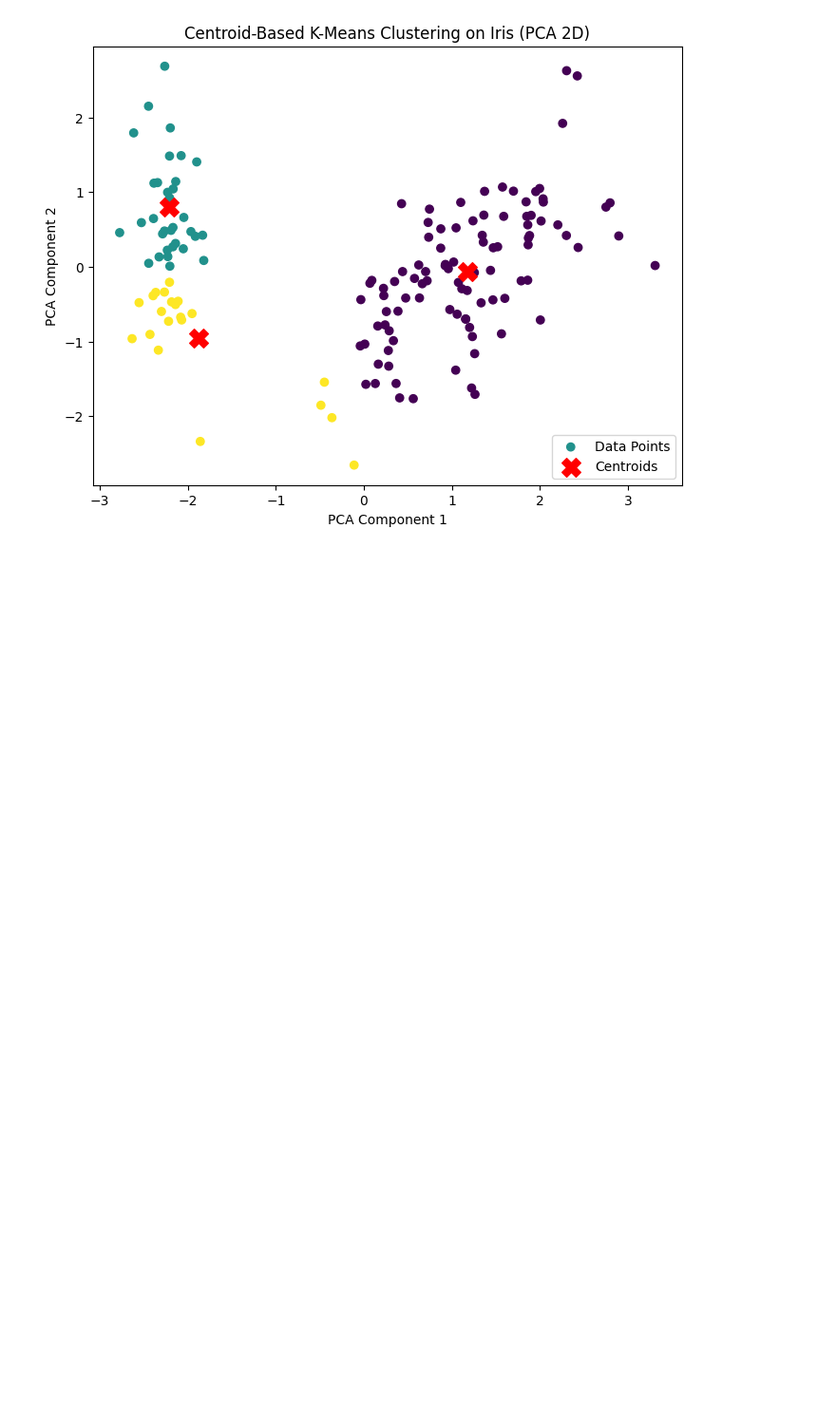
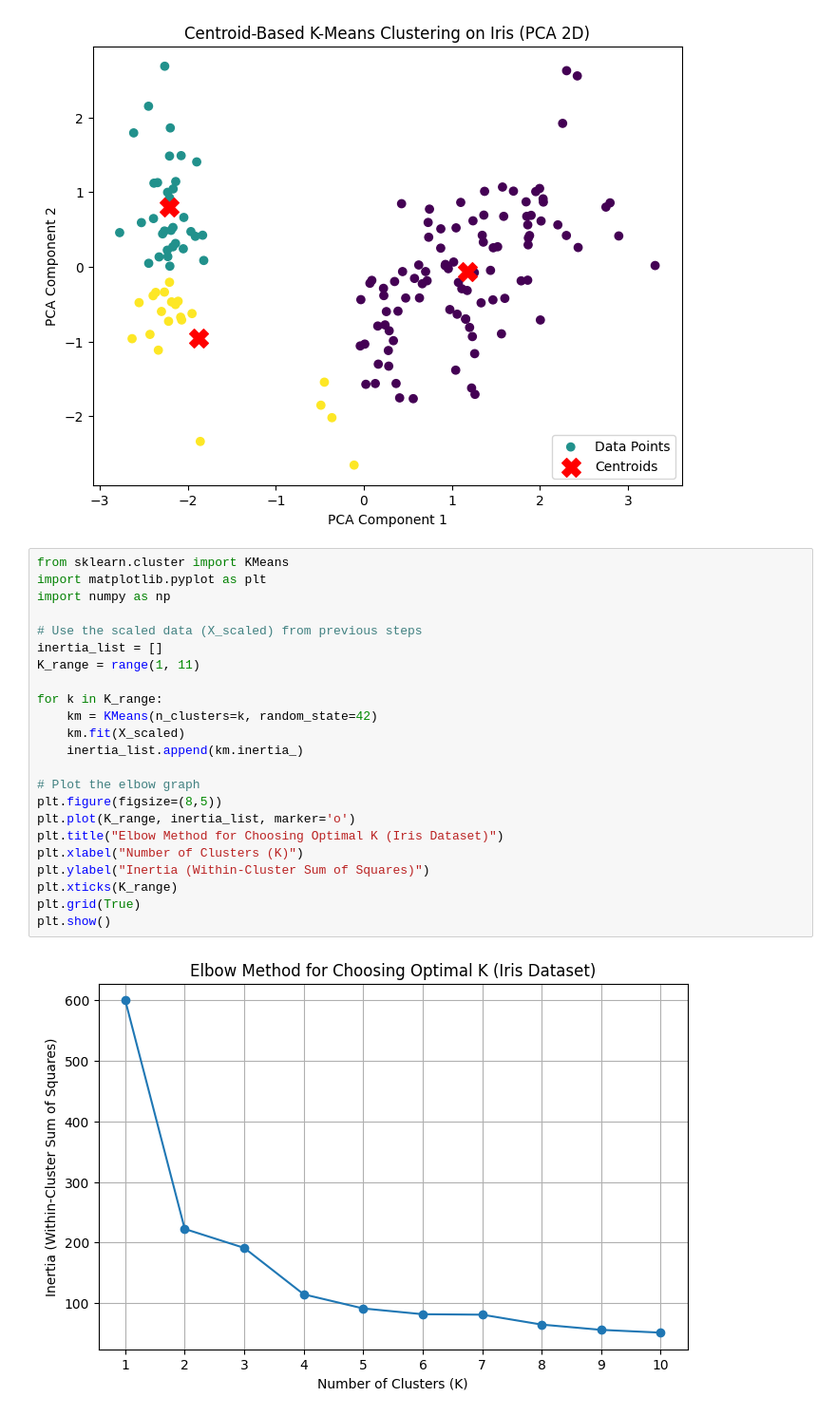
Before and after one commit to Abhishek0716ss/MachineLearning-2025, a Jupyter notebook: kmeans_clustering.ipynb, the cells around one changed output. Shown at 95% size. Drawn from its saved outputs; the diff is of its cells as text; blank space fills up the shorter version.

```diff
--- a/kmeans_clustering.ipynb
+++ b/kmeans_clustering.ipynb
@@ -113,3 +129,28 @@ plt.legend()
 plt.show()
 # %% [output]
 [figure]
+# %%
+from sklearn.cluster import KMeans
+import matplotlib.pyplot as plt
+import numpy as np
+
+# Use the scaled data (X_scaled) from previous steps
+inertia_list = []
+K_range = range(1, 11)
+
+for k in K_range:
+    km = KMeans(n_clusters=k, random_state=42)
+    km.fit(X_scaled)
+    inertia_list.append(km.inertia_)
+
+# Plot the elbow graph
+plt.figure(figsize=(8,5))
+plt.plot(K_range, inertia_list, marker='o')
+plt.title("Elbow Method for Choosing Optimal K (Iris Dataset)")
+plt.xlabel("Number of Clusters (K)")
+plt.ylabel("Inertia (Within-Cluster Sum of Squares)")
+plt.xticks(K_range)
+plt.grid(True)
+plt.show()
+# %% [output]
+[figure, added]
```
Also changed, not shown: parts of 1 cell of this notebook.
